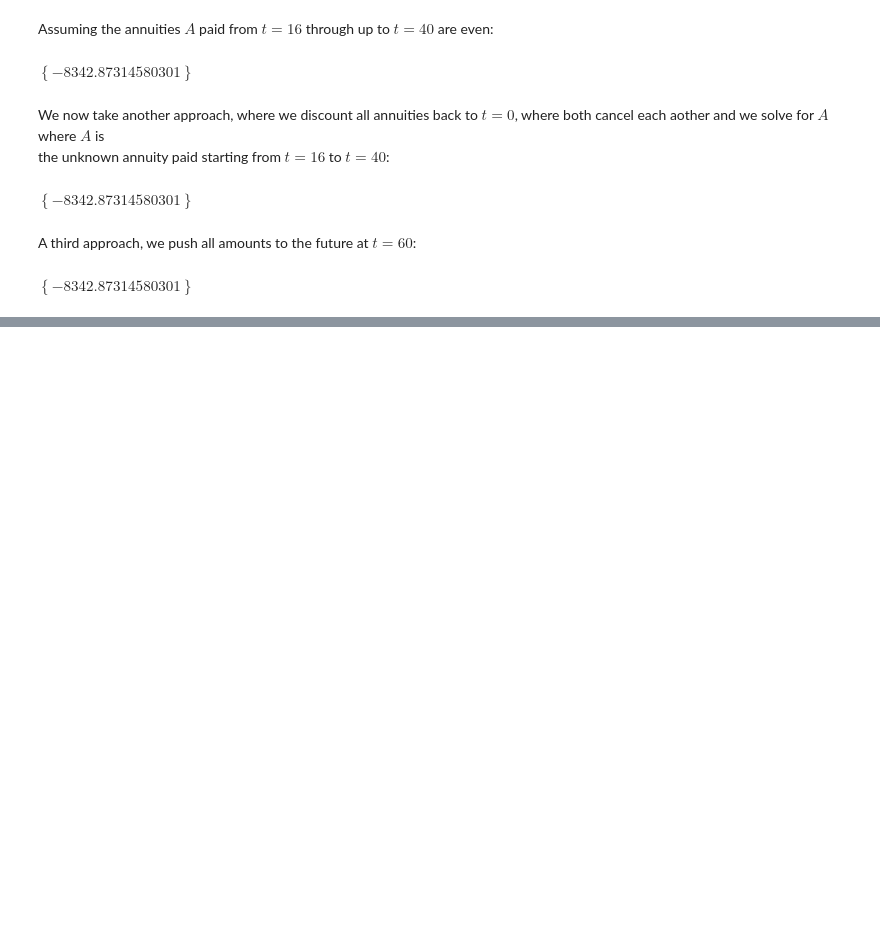
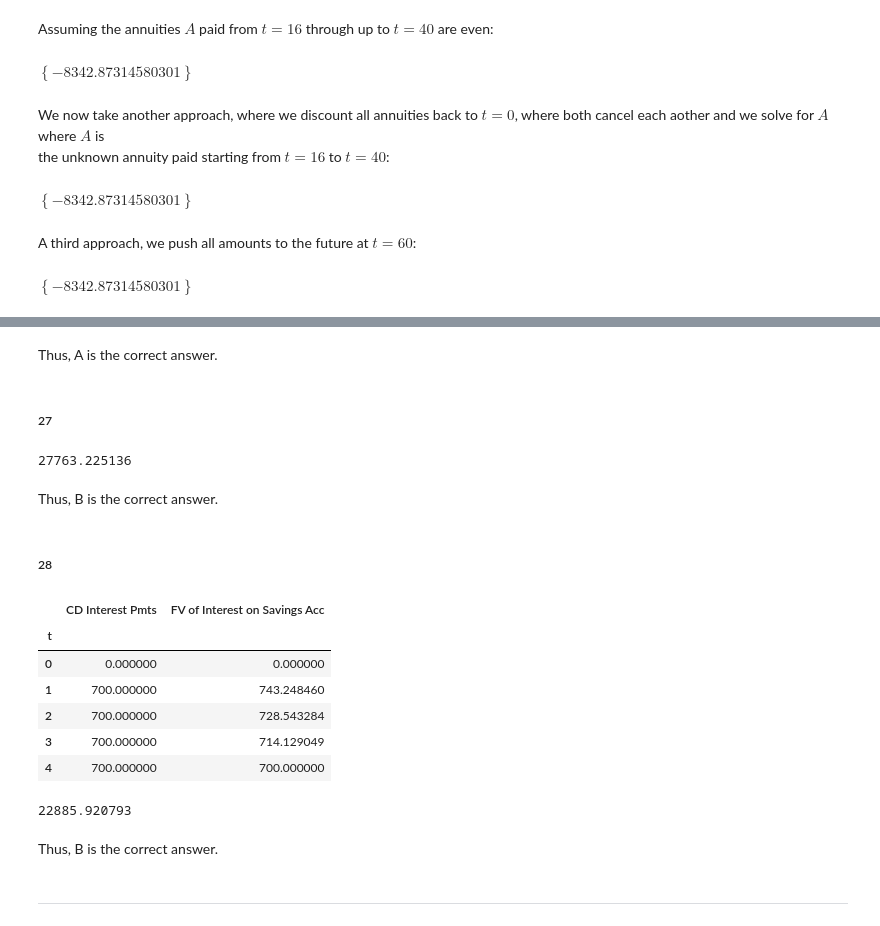
Before and after one commit to logician666/CFA-QuantitativeMethods, a Jupyter notebook: Notes to the Book.ipynb, the cells around one changed output, grey strips where cells are left out. Cells and saved outputs as stored; diff of their text form; code cells hidden in the pictures; blank space fills up the shorter version.

```diff
--- a/Notes to the Book.ipynb
+++ b/Notes to the Book.ipynb
@@ -509,0 +775,42 @@ $\displaystyle \left\{-8342.87314580301\right\}$
+# %% [markdown]
+Thus, A is the correct answer.
+# %% [markdown]
+##### 27
+# %%
+PV(50_000, 0.04, 20 - 5)
+# %% [output]
+27763.225136
+# %% [markdown]
+Thus, B is the correct answer.
+# %% [markdown]
+##### 28
+# %%
+A, r = 20_000, 3.5/100
+
+df = pd.DataFrame(
+    {
+        't': range(5),
+        'CD Interest Pmts': [0] + [A*r for i in range(4)]
+    }
+).set_index('t')
+
+df['FV of Interest on Savings Acc'] = \
+    df.apply(lambda r: FV_N_m(r['CD Interest Pmts'], 0.02, 12, df.index.max() - r.name ), axis=1)
+
+df
+# %% [output]
+|  | CD Interest Pmts | FV of Interest on Savings Acc |
+| t |  |  |
+| 0 | 0.000000 | 0.000000 |
+| 1 | 700.000000 | 743.248460 |
+| 2 | 700.000000 | 728.543284 |
+| 3 | 700.000000 | 714.129049 |
+| 4 | 700.000000 | 700.000000 |
+# %%
+df['FV of Interest on Savings Acc'].sum() + A
+# %% [output]
+22885.920793
+# %% [markdown]
+Thus, B is the correct answer.
+# %% [markdown]
+---
```
Also changed, not shown: parts of 77 cells of this notebook.
